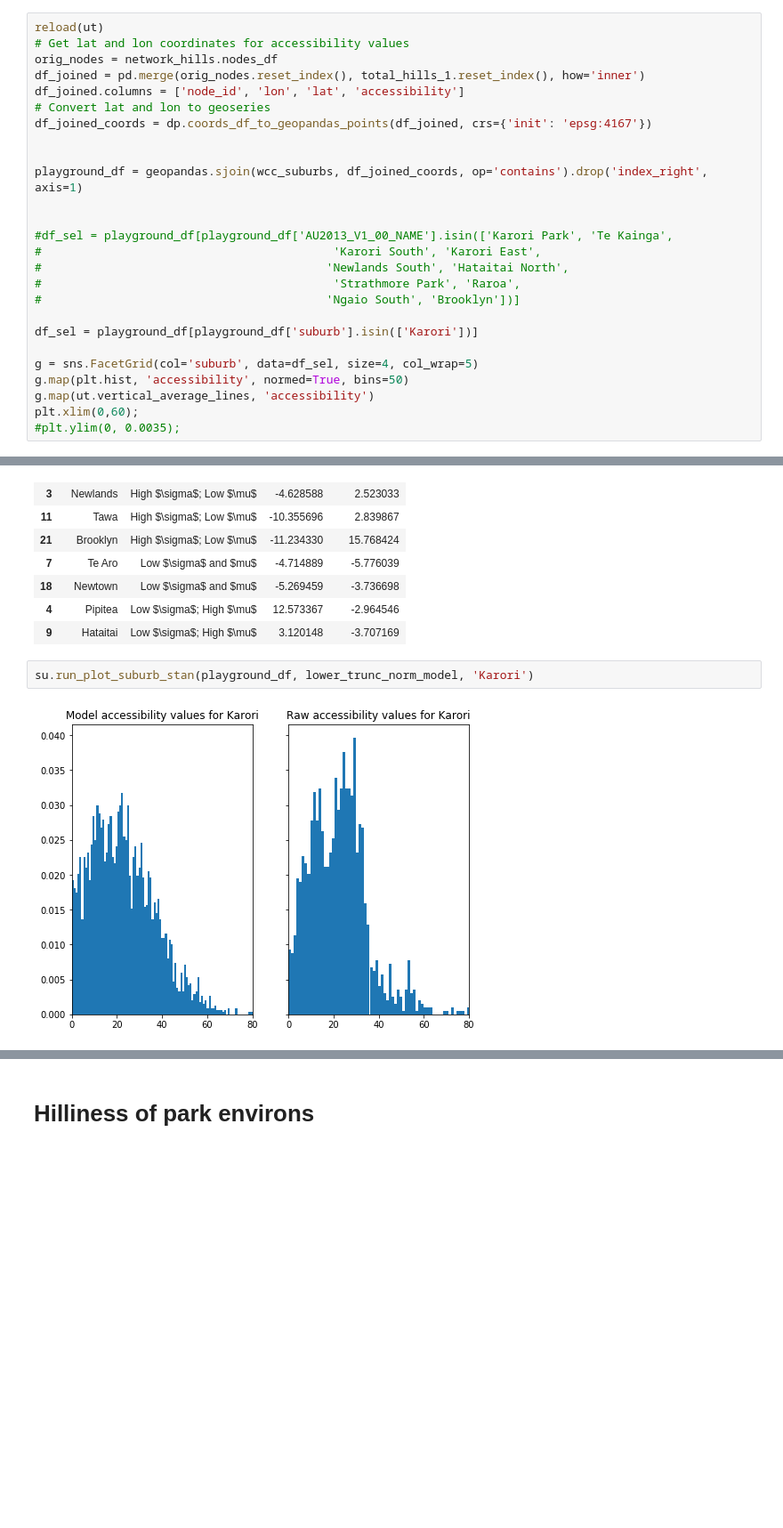
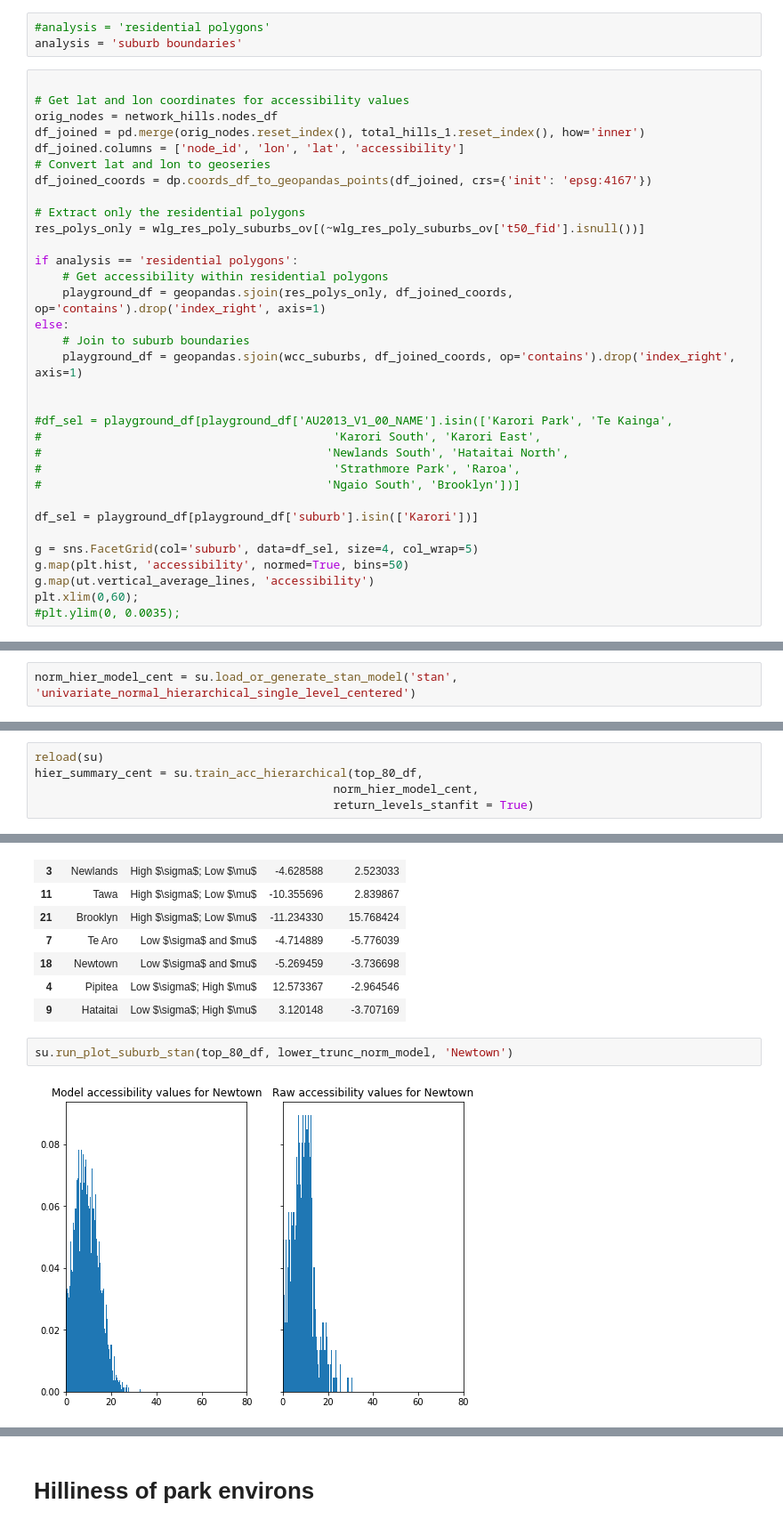
Before and after one commit to shriv/accessibility-series, a Jupyter notebook: Visualising accessibility by suburb.ipynb, the cells around one changed output, grey strips where cells are left out. Shown at 89% size. Saved outputs shown, nothing was run; the diff lists cells and outputs as text; blank space fills up the shorter version.

Commit message:
Regen some figures

```diff
--- a/Visualising accessibility by suburb.ipynb
+++ b/Visualising accessibility by suburb.ipynb
@@ -280,8 +280,11 @@ total_hills_2 = (playground_hills_inv_accessibility[2] + playground_hills_access
 # Accessibility by Wellington suburb
 # %% [markdown]
 ## Distributions within suburbs
+# %%
+#analysis = 'residential polygons'
+analysis = 'suburb boundaries'
 # %%
-reload(ut)
+
 # Get lat and lon coordinates for accessibility values
 orig_nodes = network_hills.nodes_df
 df_joined = pd.merge(orig_nodes.reset_index(), total_hills_1.reset_index(), how='inner')
@@ -289,8 +292,15 @@ df_joined.columns = ['node_id', 'lon', 'lat', 'accessibility']
 # Convert lat and lon to geoseries
 df_joined_coords = dp.coords_df_to_geopandas_points(df_joined, crs={'init': 'epsg:4167'})
 
+# Extract only the residential polygons
+res_polys_only = wlg_res_poly_suburbs_ov[(~wlg_res_poly_suburbs_ov['t50_fid'].isnull())]
 
-playground_df = geopandas.sjoin(wcc_suburbs, df_joined_coords, op='contains').drop('index_right', axis=1)
+if analysis == 'residential polygons':
+    # Get accessibility within residential polygons
+    playground_df = geopandas.sjoin(res_polys_only, df_joined_coords, op='contains').drop('index_right', axis=1)
+else:
+    # Join to suburb boundaries
+    playground_df = geopandas.sjoin(wcc_suburbs, df_joined_coords, op='contains').drop('index_right', axis=1)
 
 
 #df_sel = playground_df[playground_df['AU2013_V1_00_NAME'].isin(['Karori Park', 'Te Kainga',
@@ -577,3 +587,5 @@ suburb_fit = su.run_plot_suburb_stan(playground_df, lower_trunc_norm_model, 'Ron
 norm_hier_model = su.load_or_generate_stan_model('stan', 'univariate_normal_hierarchical_single_level')
 # %% [output]
 stan/univariate_normal_hierarchical_single_level.pkl
+# %%
+norm_hier_model_cent = su.load_or_generate_stan_model('stan', 'univariate_normal_hierarchical_single_level_centered')
@@ -607,3 +642,8 @@ hier_summary_2 = su.train_acc_hierarchical(top_80_df,
+# %%
+reload(su)
+hier_summary_cent = su.train_acc_hierarchical(top_80_df,
+                                           norm_hier_model_cent,
+                                           return_levels_stanfit = True)
 # %% [markdown]
 ## Plot average accessibility at suburban level
 # %%
@@ -740,6 +820,6 @@ plt.text(-18, -15, 'Low $\sigma$; Low $\mu$', color='y');
 | 4 | Pipitea | Low $\sigma$; High $\mu$ | 12.573367 | -2.964546 |
 | 9 | Hataitai | Low $\sigma$; High $\mu$ | 3.120148 | -3.707169 |
 # %%
-su.run_plot_suburb_stan(playground_df, lower_trunc_norm_model, 'Karori')
+su.run_plot_suburb_stan(top_80_df, lower_trunc_norm_model, 'Newtown')
 # %% [output]
-[figure, old version]
+[figure, new version]
```
Also changed, not shown: parts of 33 cells of this notebook.
